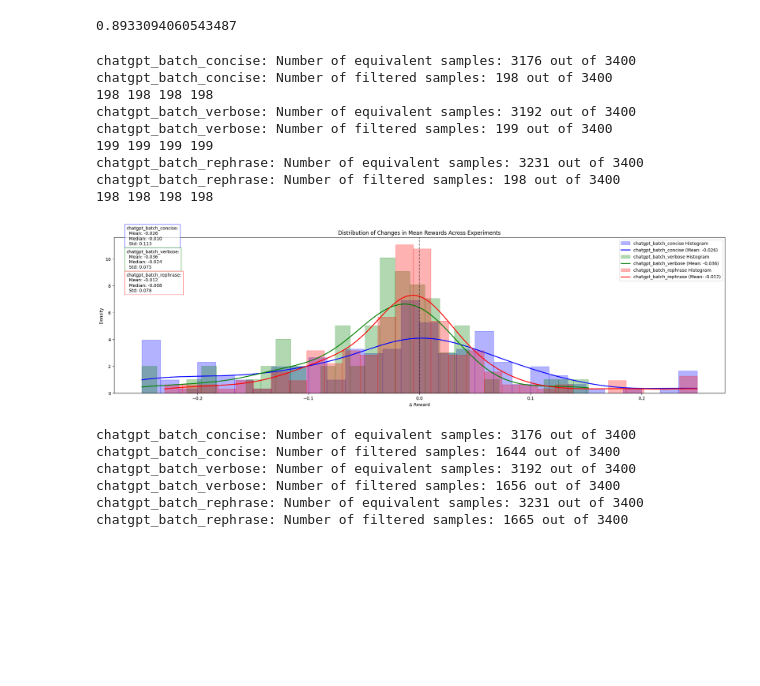
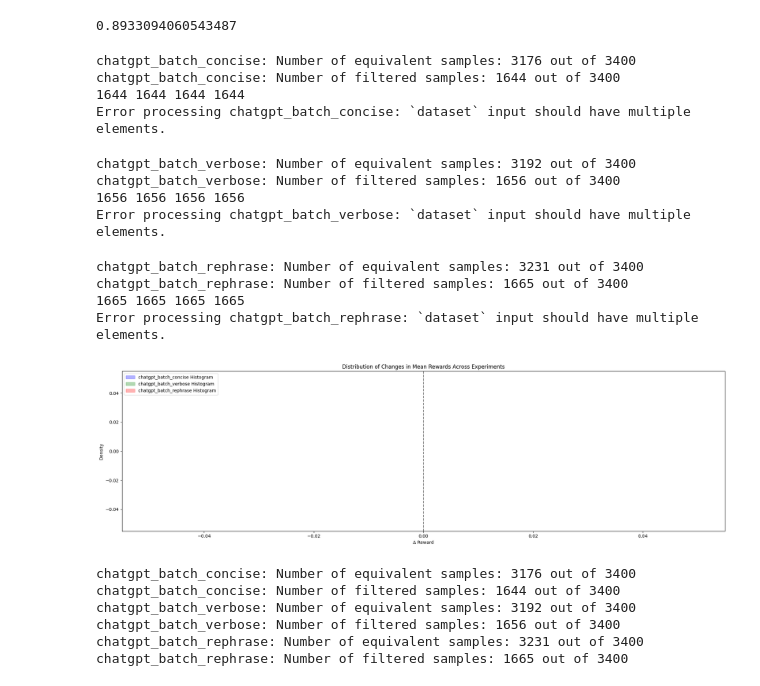
Before and after one commit to rishabh-16/prm-attack, a Jupyter notebook: visualize.ipynb, the cells around one changed output. Cells and saved outputs as stored; diff of their text form; code cells hidden in the pictures; blank space fills up the shorter version.

Commit message:
added question removal

```diff
--- a/visualize.ipynb
+++ b/visualize.ipynb
@@ -107,0 +163,3 @@ omnimath
+# %%
+import pandas as pd
+df_sample = pd.read_parquet(f"experiments/question_shuffle/attack.parquet")
@@ -107,0 +336,2 @@ omnimath
+# %%
+df_filtered['mean_reward_deltas_skywork'] = mean_reward_deltas_skywork
@@ -135,7 +387,7 @@ for i, experiment_name in enumerate(experiment_names):
         df_filtered = df_filtered[df_filtered["steps"].apply(lambda x: len(x) > 0)]
         # df_filtered = df_filtered[df_filtered["label"] == -1]
         df_filtered = df_filtered[df_filtered['final_answer_correct']==True]
-        df_filtered = df_filtered[df_filtered["split"] == "gsm8k"]
+        # df_filtered = df_filtered[df_filtered["split"] == "gsm8k"]
         # df_filtered = df_filtered[df_filtered["generator"].str.contains("qwen", case=False)]
 
         print(f"{experiment_name}: Number of filtered samples: {len(df_filtered)} out of {len(df_sample)}")
@@ -179,17 +431,20 @@ for i, experiment_name in enumerate(experiment_names):
         filtered_original_rewards_skywork = []
         filtered_augmented_rewards_skywork = []
         for j in range(len(original_step_lengths_flat)):
-            if 'concise' in experiment_name:
-                if augmented_step_lengths_flat[j] < original_step_lengths_flat[j]*0.8:
-                    filtered_original_rewards_skywork.append(original_rewards_mean_skywork[j])
-                    filtered_augmented_rewards_skywork.append(augmented_rewards_mean_skywork[j])
-            elif 'verbose' in experiment_name:
-                if original_step_lengths_flat[j] < augmented_step_lengths_flat[j]*0.8:
-                    filtered_original_rewards_skywork.append(original_rewards_mean_skywork[j])
-                    filtered_augmented_rewards_skywork.append(augmented_rewards_mean_skywork[j])
-            elif 'rephrase' in experiment_name:
+            if original_step_lengths_flat[j]<1 and original_step_lengths_flat[j]>0.0:
                 filtered_original_rewards_skywork.append(original_rewards_mean_skywork[j])
                 filtered_augmented_rewards_skywork.append(augmented_rewards_mean_skywork[j])
+            # if 'concise' in experiment_name:
+            #     if augmented_step_lengths_flat[j] < original_step_lengths_flat[j]*0.8:
+            #         filtered_original_rewards_skywork.append(original_rewards_mean_skywork[j])
+            #         filtered_augmented_rewards_skywork.append(augmented_rewards_mean_skywork[j])
+            # elif 'verbose' in experiment_name:
+            #     if original_step_lengths_flat[j] < augmented_step_lengths_flat[j]*0.8:
+            #         filtered_original_rewards_skywork.append(original_rewards_mean_skywork[j])
+            #         filtered_augmented_rewards_skywork.append(augmented_rewards_mean_skywork[j])
+            # elif 'rephrase' in experiment_name:
+            #     filtered_original_rewards_skywork.append(original_rewards_mean_skywork[j])
+            #     filtered_augmented_rewards_skywork.append(augmented_rewards_mean_skywork[j])
 
         original_rewards_mean_skywork = filtered_original_rewards_skywork
         augmented_rewards_mean_skywork = filtered_augmented_rewards_skywork
@@ -201,42 +456,45 @@ for i, experiment_name in enumerate(experiment_names):
 
 
         # Plot histogram with transparency
         plt.hist(mean_reward_deltas_skywork, bins=30, density=True, alpha=0.3,
                  edgecolor=colors[i], color=colors[i], label=f'{experiment_name} Histogram')
 
         # Add KDE curve
         kde = stats.gaussian_kde(mean_reward_deltas_skywork)
         x_range = np.linspace(mean_reward_deltas_skywork.min(), mean_reward_deltas_skywork.max(), 200)
         plt.plot(x_range, kde(x_range), color=colors[i], lw=2,
                  label=f'{experiment_name} (Mean: {mean_reward_deltas_skywork.mean():.3f})')
 
         # Add statistics to text box
         plt.text(0.02, 0.95 - i*0.15,
                 f'{experiment_name}:\n  Mean: {mean_reward_deltas_skywork.mean():.3f}\n  Median: {np.median(mean_reward_deltas_skywork):.3f}\n  Std: {mean_reward_deltas_skywork.std():.3f}',
                 transform=plt.gca().transAxes,
                 bbox=dict(facecolor='white', alpha=0.7, edgecolor=colors[i]))
 
     except Exception as e:
         print(f"Error processing {experiment_name}: {e}")
 
 plt.title('Distribution of Changes in Mean Rewards Across Experiments')
 plt.xlabel('Δ Reward')
 plt.ylabel('Density')
 plt.legend()
 plt.axvline(x=0, color='k', linestyle='--', alpha=0.5)
 plt.tight_layout()
 plt.show()
 # %% [output]
 chatgpt_batch_concise: Number of equivalent samples: 3176 out of 3400
-chatgpt_batch_concise: Number of filtered samples: 198 out of 3400
-198 198 198 198
-chatgpt_batch_verbose: Number of equivalent samples: 3192 out of 3400
-chatgpt_batch_verbose: Number of filtered samples: 199 out of 3400
-199 199 199 199
-chatgpt_batch_rephrase: Number of equivalent samples: 3231 out of 3400
-chatgpt_batch_rephrase: Number of filtered samples: 198 out of 3400
-198 198 198 198
+chatgpt_batch_concise: Number of filtered samples: 1644 out of 3400
+1644 1644 1644 1644
+Error processing chatgpt_batch_concise: `dataset` input should have multiple elements.
+chatgpt_batch_verbose: Number of equivalent samples: 3192 out of 3400
+chatgpt_batch_verbose: Number of filtered samples: 1656 out of 3400
+1656 1656 1656 1656
+Error processing chatgpt_batch_verbose: `dataset` input should have multiple elements.
+chatgpt_batch_rephrase: Number of equivalent samples: 3231 out of 3400
+chatgpt_batch_rephrase: Number of filtered samples: 1665 out of 3400
+1665 1665 1665 1665
+Error processing chatgpt_batch_rephrase: `dataset` input should have multiple elements.
-[figure, old version]
+[figure, new version]
 # %%
 import numpy as np
 import matplotlib.pyplot as plt
```
Also changed, not shown: parts of 7 cells of this notebook, 7 other files.
